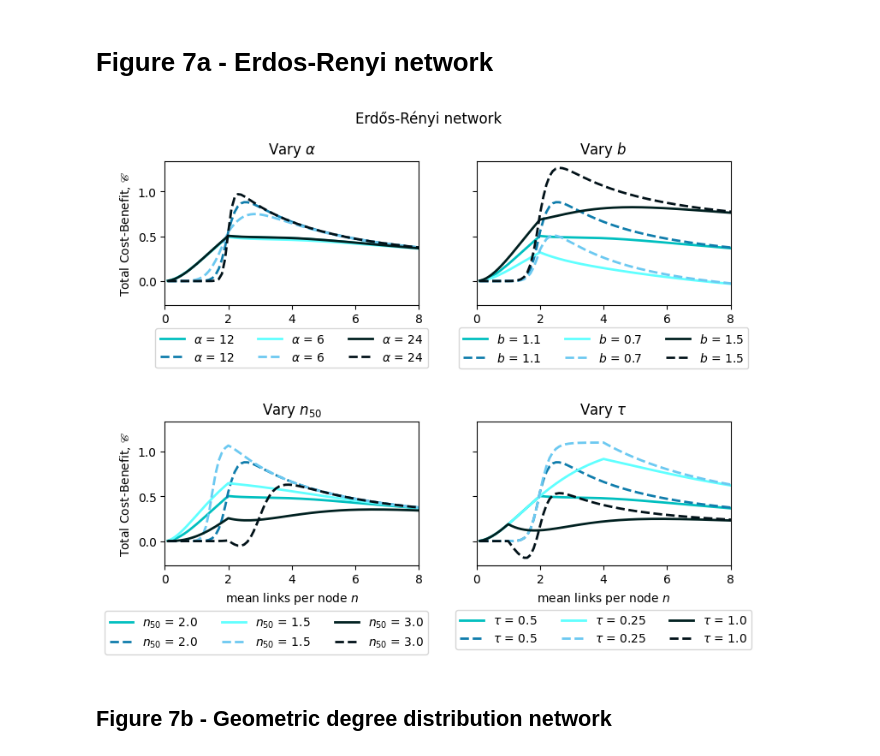
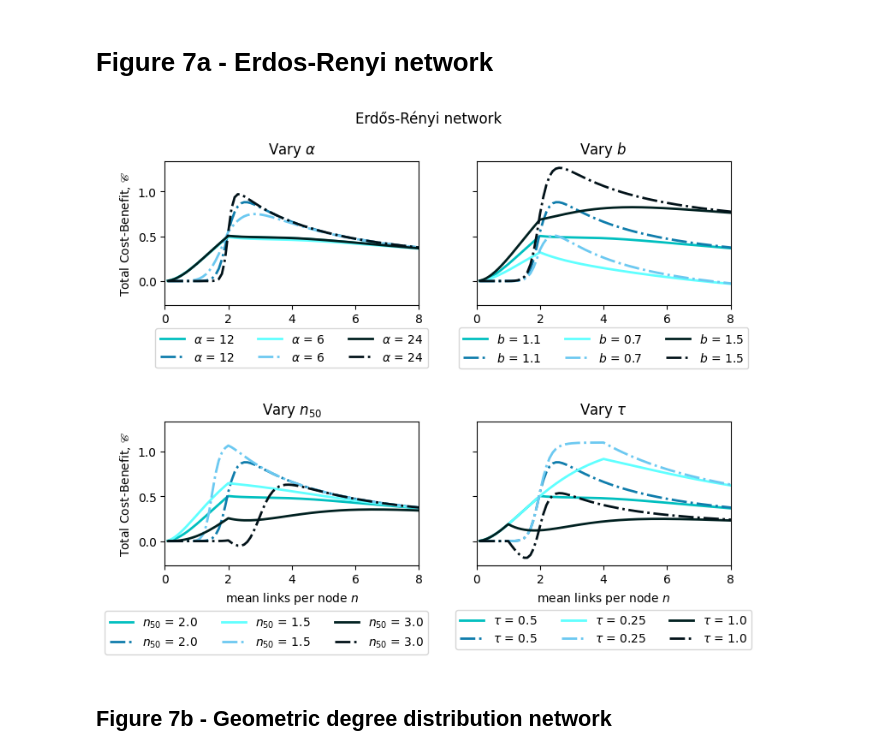
Before and after one commit to thatchai-b/article-trade-off-infs-social-interacts, a Jupyter notebook: Figures_6-7_sensitivity.ipynb, the cells around one changed output. Drawn from its saved outputs; the diff is of its cells as text; code cells hidden in the pictures.

Commit message:
Final checks: linestyle

```diff
--- a/Figures_6-7_sensitivity.ipynb
+++ b/Figures_6-7_sensitivity.ipynb
@@ -179,7 +179,7 @@ for j in range(0,3):
                  color=lighten_color('c',ll[j]), linewidth=2, label=r'$\alpha$ = ' + str(alran[j]))
     ax_pois.plot(meanlink_range,
                  bf(meanlink_range) - cost_func_ER(meanlink_range, tauran[0], gamma),
-                 color=lighten_color(colour_set[2],ll[j]), linestyle='--', linewidth=2, label=r'$\alpha$ = ' + str(alran[j]))
+                 color=lighten_color(colour_set[2],ll[j]), linestyle='-.', linewidth=2, label=r'$\alpha$ = ' + str(alran[j]))
 ax_pois.legend(ncol=3, bbox_to_anchor=(0.50,-0.30), loc='center')
 ax_pois.set_ylabel('Total Cost-Benefit, $\mathscr{C}$')
 ax_pois.set_xticks(np.arange(0, maxmeanlink+1, 2))
@@ -197,7 +197,7 @@ for j in range(0,3):
                  color=lighten_color('c',ll[j]), linewidth=2, label=r'$b$ = ' + str(bran[j]))
     ax_pois.plot(meanlink_range,
                  bf(meanlink_range) - cost_func_ER(meanlink_range, tauran[0], gamma),
-                 color=lighten_color(colour_set[2],ll[j]), linestyle='--', linewidth=2, label=r'$b$ = ' + str(bran[j]))
+                 color=lighten_color(colour_set[2],ll[j]), linestyle='-.', linewidth=2, label=r'$b$ = ' + str(bran[j]))
 ax_pois.legend(ncol=3, bbox_to_anchor=(0.50,-0.30), loc='center')
 ax_pois.set_xticks(np.arange(0, maxmeanlink+1, 2))
 ax_pois.set_xlim([0, 8])
@@ -212,36 +212,36 @@ for j in range(0,3):
     ax_pois.plot(meanlink_range,
                  MOF_pois_range - cost_func_ER(meanlink_range, tauran[0], gamma),
                  color=lighten_color('c', ll[j]), linewidth=2, label=r'$n_{50}$ = ' + str(n50ran[j]))
     ax_pois.plot(meanlink_range,
                  bf(meanlink_range) - cost_func_ER(meanlink_range, tauran[0], gamma),
-                 color=lighten_color(colour_set[2],ll[j]), linestyle='--', linewidth=2, label=r'$n_{50}$ = ' + str(n50ran[j]))
+                 color=lighten_color(colour_set[2],ll[j]), linestyle='-.', linewidth=2, label=r'$n_{50}$ = ' + str(n50ran[j]))
 ax_pois.legend(ncol=3, bbox_to_anchor=(0.40,-0.47), loc='center')
 ax_pois.set_ylabel('Total Cost-Benefit, $\mathscr{C}$')
 ax_pois.set_xlabel(r'mean links per node $n$')
 ax_pois.set_xticks(np.arange(0, maxmeanlink+1, 2))
 ax_pois.set_xlim([0, 8])
 ax_pois.set_title(r'Vary $n_{50}$')
 
 ax_pois = np.ravel(ax)[3]
 for j in range(0,3):
     bf = lambda x: benefit_FOM(x, alran[0], bran[0], n50ran[0])
     MOF_pois_range = np.zeros(len(meanlink_range))
     for i in range(len(meanlink_range)):
         MOF_pois_range[i] = benefit_MOF_poisdist(meanlink_range[i],bf)
     ax_pois.plot(meanlink_range,
                  MOF_pois_range - cost_func_ER(meanlink_range, tauran[j], gamma),
                  color=lighten_color('c', ll[j]), linewidth=2, label=r'$\tau$ = ' + str(tauran[j]))
     ax_pois.plot(meanlink_range,
                  bf(meanlink_range) - cost_func_ER(meanlink_range, tauran[j], gamma),
-                 color=lighten_color(colour_set[2],ll[j]), linestyle='--', linewidth=2, label=r'$\tau$ = ' + str(tauran[j]))
+                 color=lighten_color(colour_set[2],ll[j]), linestyle='-.', linewidth=2, label=r'$\tau$ = ' + str(tauran[j]))
 ax_pois.legend(ncol=3, bbox_to_anchor=(0.50,-0.45), loc='center')
 ax_pois.set_xticks(np.arange(0, maxmeanlink+1, 2))
 ax_pois.set_xlabel(r'mean links per node $n$')
 ax_pois.set_xlim([0, 8])
 ax_pois.set_title(r'Vary $\tau$')
 plt.tight_layout()
 # %% [output]
-[figure, old version]
+[figure, new version]
 # %% [markdown]
 ## Figure 7b - Geometric degree distribution network
 # %%
```
Also changed, not shown: parts of 1 cell of this notebook.
